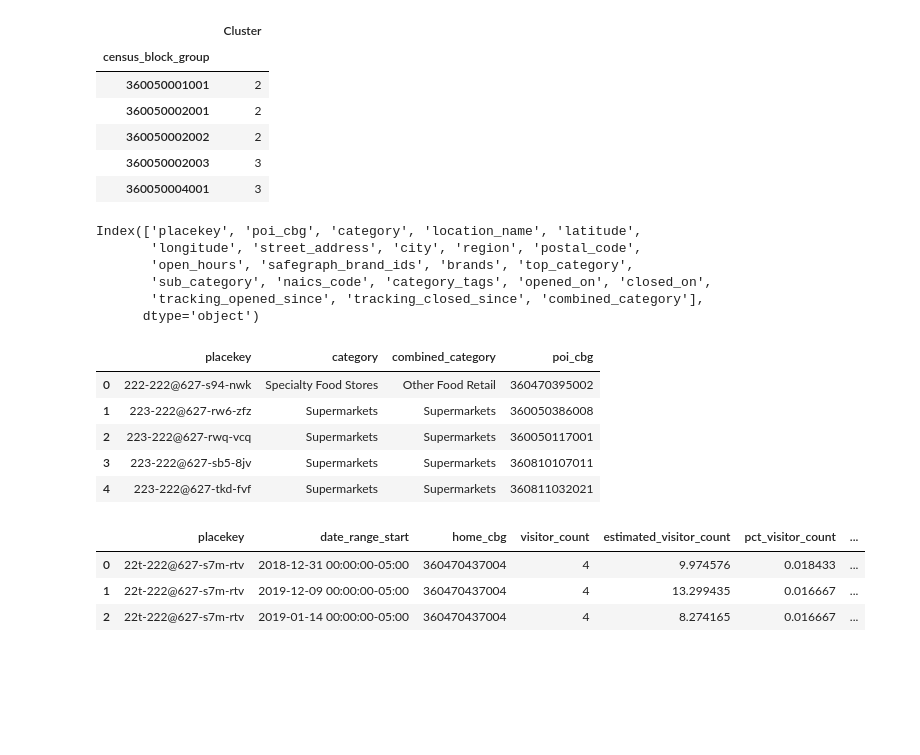
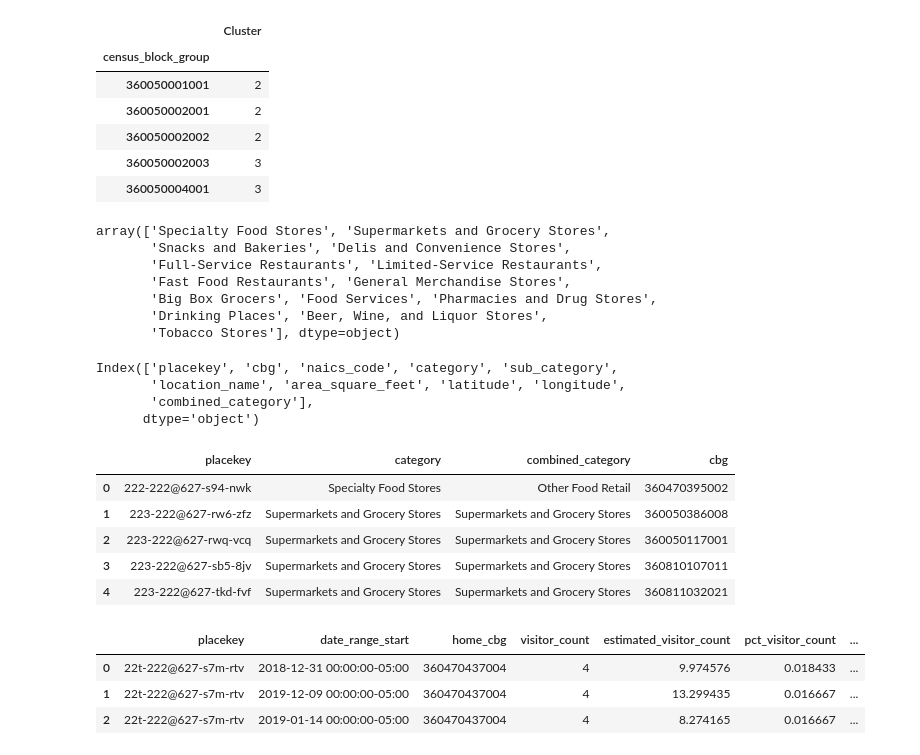
Before and after one commit to cpcarey/nyu-cusp-food-access, a Jupyter notebook: notebooks/mobility_patterns_with_cluster.ipynb, the cells around one changed output. Cells and saved outputs as stored; diff of their text form; code cells hidden in the pictures; blank space fills up the shorter version.

```diff
--- a/notebooks/mobility_patterns_with_cluster.ipynb
+++ b/notebooks/mobility_patterns_with_cluster.ipynb
@@ -33,7 +33,17 @@ clusters.head()
 | 360050002003 | 3 |
 | 360050004001 | 3 |
 # %%
-poi = pd.read_csv('/green-projects/project-usifood/workspace/share/data/processed/poi_info.csv')
+poi = pd.read_csv('/green-projects/project-usifood/workspace/share/data/processed/poi_health_recategorized.csv')
+# %%
+poiHealth.category.unique()
+# %% [output]
+array(['Specialty Food Stores', 'Supermarkets and Grocery Stores',
+       'Snacks and Bakeries', 'Delis and Convenience Stores',
+       'Full-Service Restaurants', 'Limited-Service Restaurants',
+       'Fast Food Restaurants', 'General Merchandise Stores',
+       'Big Box Grocers', 'Food Services', 'Pharmacies and Drug Stores',
+       'Drinking Places', 'Beer, Wine, and Liquor Stores',
+       'Tobacco Stores'], dtype=object)
 # %%
 other_retail = [
     'Beer, Wine, and Liquor Stores',
@@ -41,18 +51,13 @@ other_retail = [
     'Delis and Convenience Stores',
     'Food Services',
     'General Merchandise Stores',
-    #'Pharmacies and Drug Stores',
     'Specialty Food Stores',
-    #'Supermarkets',
     'Tobacco Stores',
 ]
 
 other_service = [
     'Drinking Places',
-    #'Fast-Food Restaurants',
-    #'Full-Service Restaurants',
-    #'Limited-Service Restaurants',
-    'Snack and Bakeries',
+    'Snacks and Bakeries',
 ]
 # %%
 poi['combined_category'] = poi['category']
@@ -61,22 +66,20 @@ poi.loc[poi['category'].isin(other_service), 'combined_category'] = 'Other Food
 # %%
 poi.columns
 # %% [output]
-Index(['placekey', 'poi_cbg', 'category', 'location_name', 'latitude',
-       'longitude', 'street_address', 'city', 'region', 'postal_code',
-       'open_hours', 'safegraph_brand_ids', 'brands', 'top_category',
-       'sub_category', 'naics_code', 'category_tags', 'opened_on', 'closed_on',
-       'tracking_opened_since', 'tracking_closed_since', 'combined_category'],
+Index(['placekey', 'cbg', 'naics_code', 'category', 'sub_category',
+       'location_name', 'area_square_feet', 'latitude', 'longitude',
+       'combined_category'],
       dtype='object')
 # %%
-categories = poi[['placekey', 'category', 'combined_category', 'poi_cbg']]
+categories = poi[['placekey', 'category', 'combined_category', 'cbg']]
 categories.head()
 # %% [output]
-|  | placekey | category | combined_category | poi_cbg |
+|  | placekey | category | combined_category | cbg |
 | 0 | 222-222@627-s94-nwk | Specialty Food Stores | Other Food Retail | 360470395002 |
-| 1 | 223-222@627-rw6-zfz | Supermarkets | Supermarkets | 360050386008 |
-| 2 | 223-222@627-rwq-vcq | Supermarkets | Supermarkets | 360050117001 |
-| 3 | 223-222@627-sb5-8jv | Supermarkets | Supermarkets | 360810107011 |
-| 4 | 223-222@627-tkd-fvf | Supermarkets | Supermarkets | 360811032021 |
+| 1 | 223-222@627-rw6-zfz | Supermarkets and Grocery Stores | Supermarkets and Grocery Stores | 360050386008 |
+| 2 | 223-222@627-rwq-vcq | Supermarkets and Grocery Stores | Supermarkets and Grocery Stores | 360050117001 |
+| 3 | 223-222@627-sb5-8jv | Supermarkets and Grocery Stores | Supermarkets and Grocery Stores | 360810107011 |
+| 4 | 223-222@627-tkd-fvf | Supermarkets and Grocery Stores | Supermarkets and Grocery Stores | 360811032021 |
 # %%
 trips = pd.read_csv('/green-projects/project-usifood/workspace/share/data/processed/home_weekly_20211029.csv')
 trips = trips.merge(categories, on='placekey')
```
Also changed, not shown: parts of 32 cells of this notebook.
